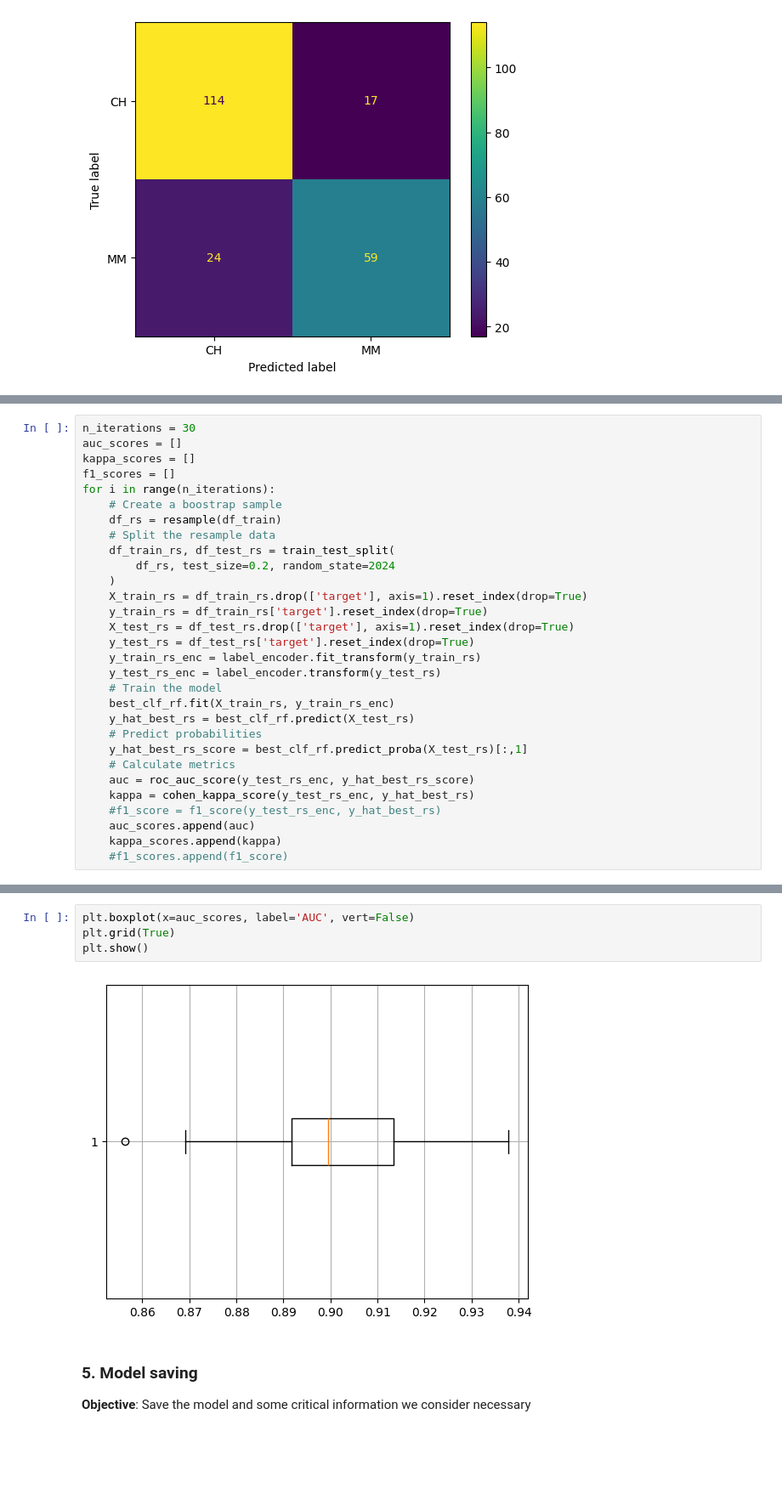
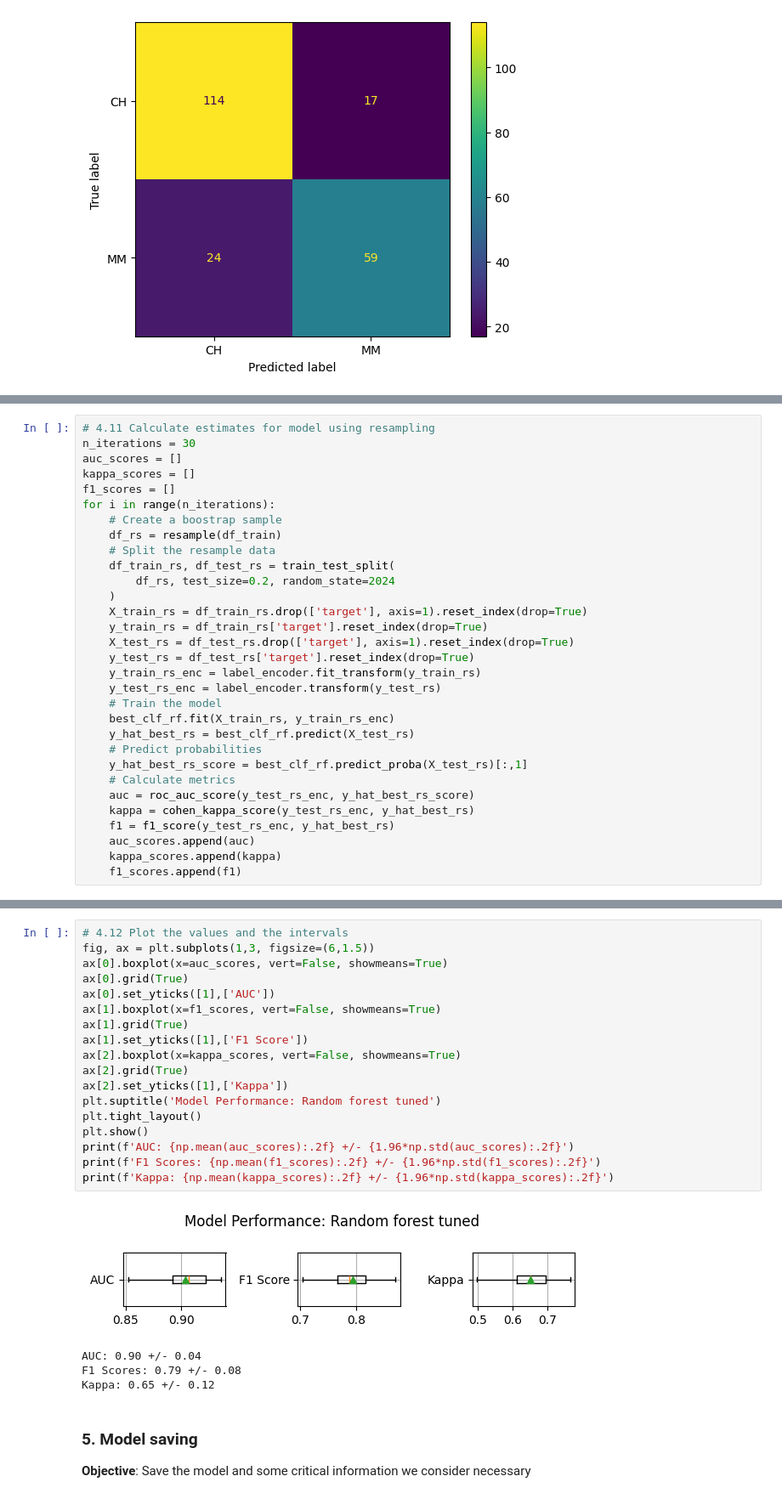
Before and after one commit to alexismenanieves/4Geeks, a Jupyter notebook: notebooks/Orange_Juice_Model.ipynb, the cells around one changed output, grey strips where cells are left out. Shown at 85% size. Cells and saved outputs as stored; diff of their text form; blank space fills up the shorter version.

Commit message:
Final model: AUC: 0.9+/-0.04, F1:0.79+/-0.08, Kappa:0.65+/-0.12

```diff
--- a/notebooks/Orange_Juice_Model.ipynb
+++ b/notebooks/Orange_Juice_Model.ipynb
@@ -447,6 +411,7 @@ plt.show()
 # %% [output]
 [figure]
 # %%
+# 4.11 Calculate estimates for model using resampling
 n_iterations = 30
 auc_scores = []
 kappa_scores = []
@@ -472,7 +437,7 @@ for i in range(n_iterations):
     # Calculate metrics
     auc = roc_auc_score(y_test_rs_enc, y_hat_best_rs_score)
     kappa = cohen_kappa_score(y_test_rs_enc, y_hat_best_rs)
-    #f1_score = f1_score(y_test_rs_enc, y_hat_best_rs)
+    f1 = f1_score(y_test_rs_enc, y_hat_best_rs)
     auc_scores.append(auc)
     kappa_scores.append(kappa)
-    #f1_scores.append(f1_score)
+    f1_scores.append(f1)
@@ -499,9 +444,26 @@ for i in range(n_iterations):
-# %%
-plt.boxplot(x=auc_scores, label='AUC', vert=False)
-plt.grid(True)
-plt.show()
-# %% [output]
-[figure, removed]
+# %%
+# 4.12 Plot the values and the intervals
+fig, ax = plt.subplots(1,3, figsize=(6,1.5))
+ax[0].boxplot(x=auc_scores, vert=False, showmeans=True)
+ax[0].grid(True)
+ax[0].set_yticks([1],['AUC'])
+ax[1].boxplot(x=f1_scores, vert=False, showmeans=True)
+ax[1].grid(True)
+ax[1].set_yticks([1],['F1 Score'])
+ax[2].boxplot(x=kappa_scores, vert=False, showmeans=True)
+ax[2].grid(True)
+ax[2].set_yticks([1],['Kappa'])
+plt.suptitle('Model Performance: Random forest tuned')
+plt.tight_layout()
+plt.show()
+print(f'AUC: {np.mean(auc_scores):.2f} +/- {1.96*np.std(auc_scores):.2f}')
+print(f'F1 Scores: {np.mean(f1_scores):.2f} +/- {1.96*np.std(f1_scores):.2f}')
+print(f'Kappa: {np.mean(kappa_scores):.2f} +/- {1.96*np.std(kappa_scores):.2f}')
+# %% [output]
+[figure, added]
+AUC: 0.90 +/- 0.04
+F1 Scores: 0.79 +/- 0.08
+Kappa: 0.65 +/- 0.12
 # %% [markdown]
 ### 5. Model saving
 **Objective**: Save the model and some critical information we consider necessary
```
Also changed, not shown: parts of 14 cells of this notebook.
